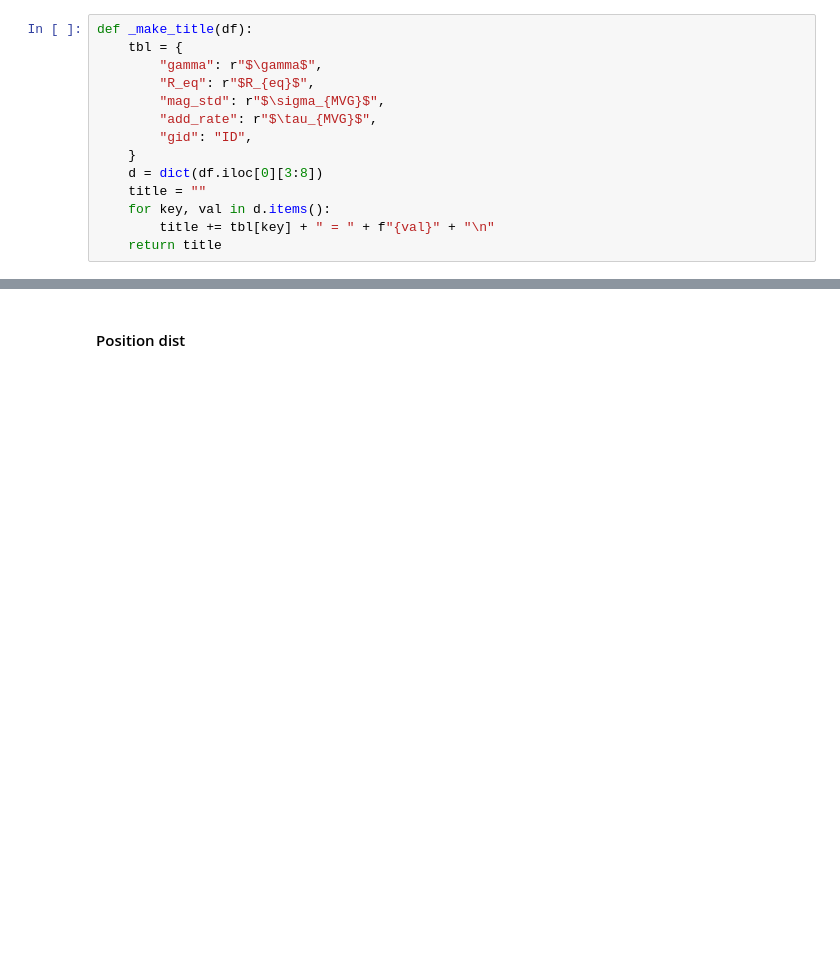
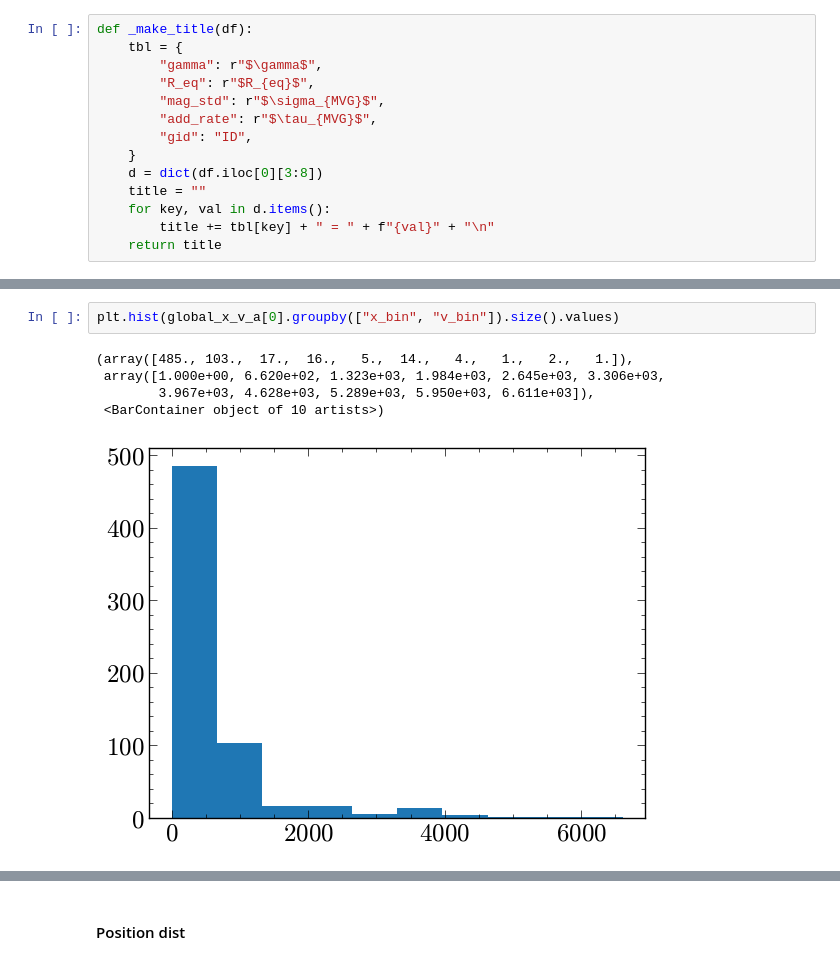
Before and after one commit to pedromzadeh/hopper, a Jupyter notebook: driver/process_sims.ipynb, the cells around one changed output, grey strips where cells are left out. Drawn from its saved outputs; the diff is of its cells as text; blank space fills up the shorter version.

```diff
--- a/driver/process_sims.ipynb
+++ b/driver/process_sims.ipynb
@@ -99,0 +172,8 @@ for gid in gids:
+# %%
+plt.hist(global_x_v_a[0].groupby(["x_bin", "v_bin"]).size().values)
+# %% [output]
+(array([485., 103.,  17.,  16.,   5.,  14.,   4.,   1.,   2.,   1.]),
+ array([1.000e+00, 6.620e+02, 1.323e+03, 1.984e+03, 2.645e+03, 3.306e+03,
+        3.967e+03, 4.628e+03, 5.289e+03, 5.950e+03, 6.611e+03]),
+ <BarContainer object of 10 artists>)
+[figure, added]
```
Also changed, not shown: parts of 7 cells of this notebook.
